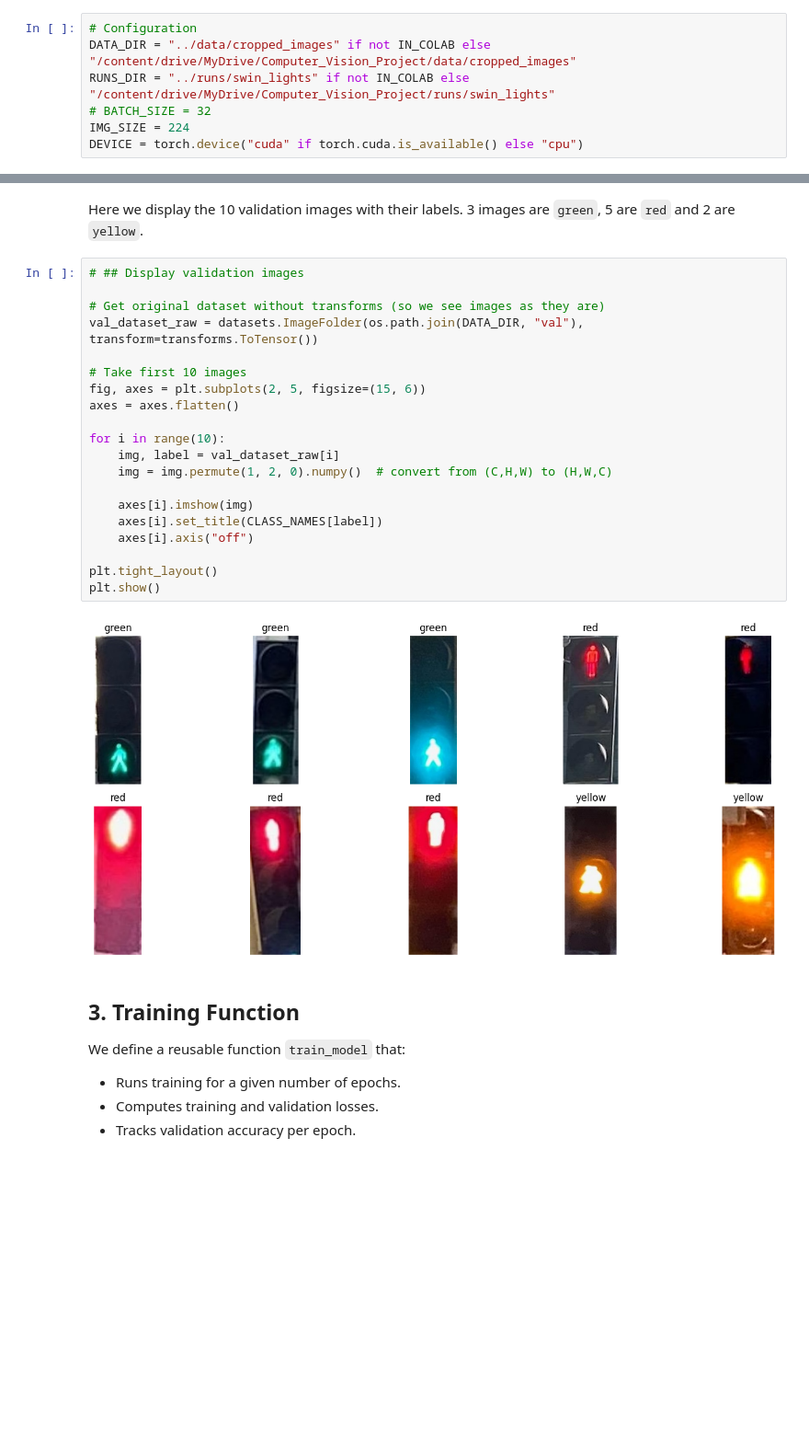
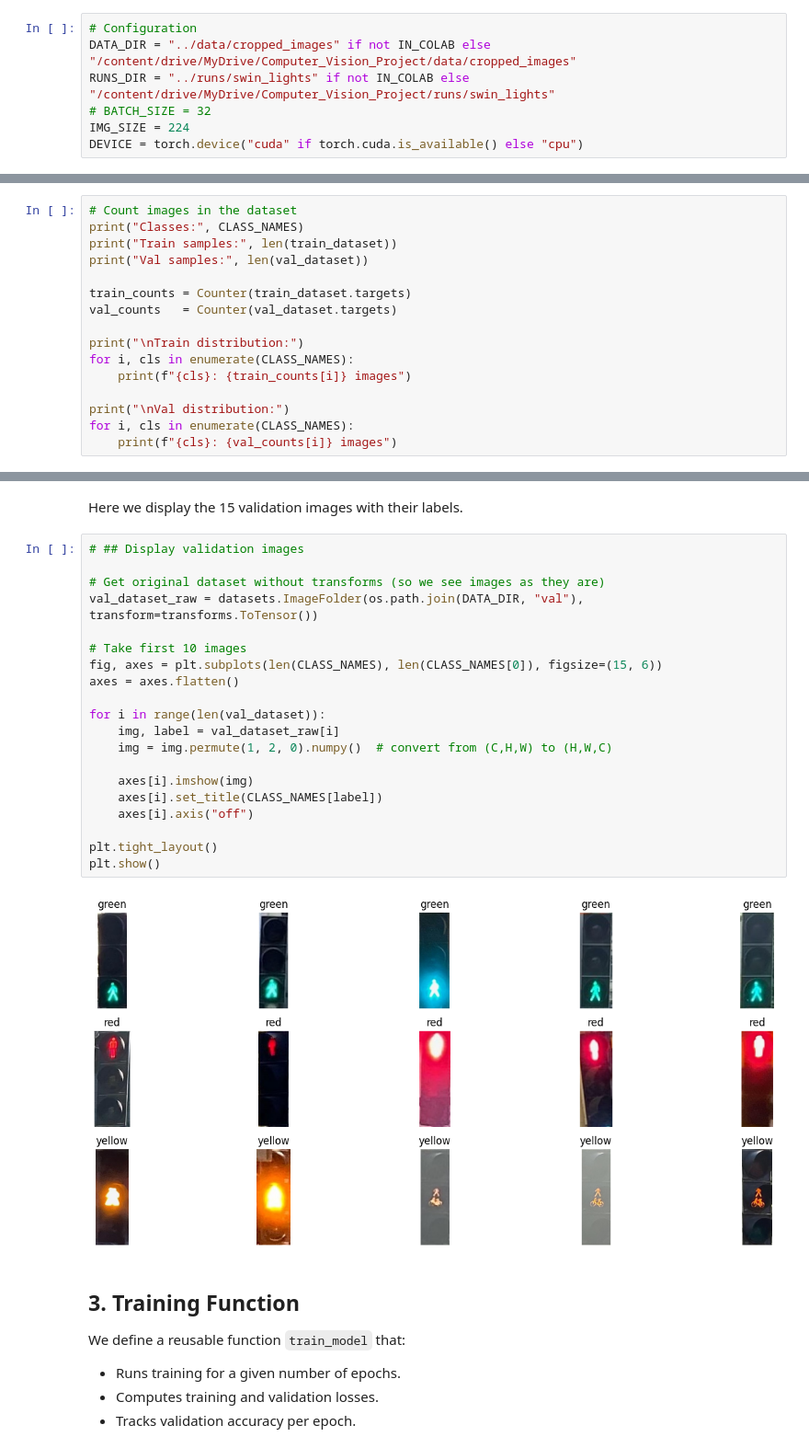
Before and after one commit to mansamoussa/zebrAssist, a Jupyter notebook: notebooks/2_SWIN_TrafficLight_Classifier.ipynb, the cells around one changed output, grey strips where cells are left out. Shown at 92% size. Drawn from its saved outputs; the diff is of its cells as text; blank space fills up the shorter version.

Commit message:
Training on more images

```diff
--- a/notebooks/2_SWIN_TrafficLight_Classifier.ipynb
+++ b/notebooks/2_SWIN_TrafficLight_Classifier.ipynb
@@ -103,0 +97,16 @@ Val samples: 10
+# %%
+# Count images in the dataset
+print("Classes:", CLASS_NAMES)
+print("Train samples:", len(train_dataset))
+print("Val samples:", len(val_dataset))
+
+train_counts = Counter(train_dataset.targets)
+val_counts   = Counter(val_dataset.targets)
+
+print("\nTrain distribution:")
+for i, cls in enumerate(CLASS_NAMES):
+    print(f"{cls}: {train_counts[i]} images")
+
+print("\nVal distribution:")
+for i, cls in enumerate(CLASS_NAMES):
+    print(f"{cls}: {val_counts[i]} images")
@@ -104,27 +131,27 @@ Val samples: 10
 # %% [markdown]
-Here we display the 10 validation images with their labels. 3 images are `green`, 5 are `red` and 2 are `yellow`.
+Here we display the 15 validation images with their labels.
 # %%
 # ## Display validation images
 
 # Get original dataset without transforms (so we see images as they are)
 val_dataset_raw = datasets.ImageFolder(os.path.join(DATA_DIR, "val"), transform=transforms.ToTensor())
 
 # Take first 10 images
-fig, axes = plt.subplots(2, 5, figsize=(15, 6))
+fig, axes = plt.subplots(len(CLASS_NAMES), len(CLASS_NAMES[0]), figsize=(15, 6))
 axes = axes.flatten()
 
-for i in range(10):
+for i in range(len(val_dataset)):
     img, label = val_dataset_raw[i]
     img = img.permute(1, 2, 0).numpy()  # convert from (C,H,W) to (H,W,C)
 
     axes[i].imshow(img)
     axes[i].set_title(CLASS_NAMES[label])
     axes[i].axis("off")
 
 plt.tight_layout()
 plt.show()
 # %% [output]
-[figure, old version]
+[figure, new version]
 # %% [markdown]
 ## 3. Training Function
 
```
Also changed, not shown: parts of 15 cells of this notebook.
